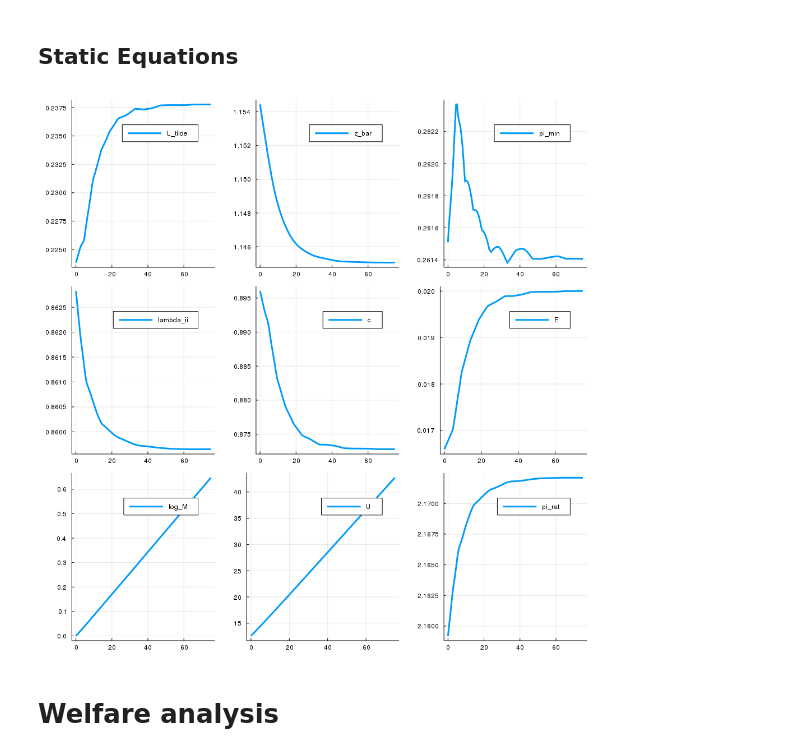
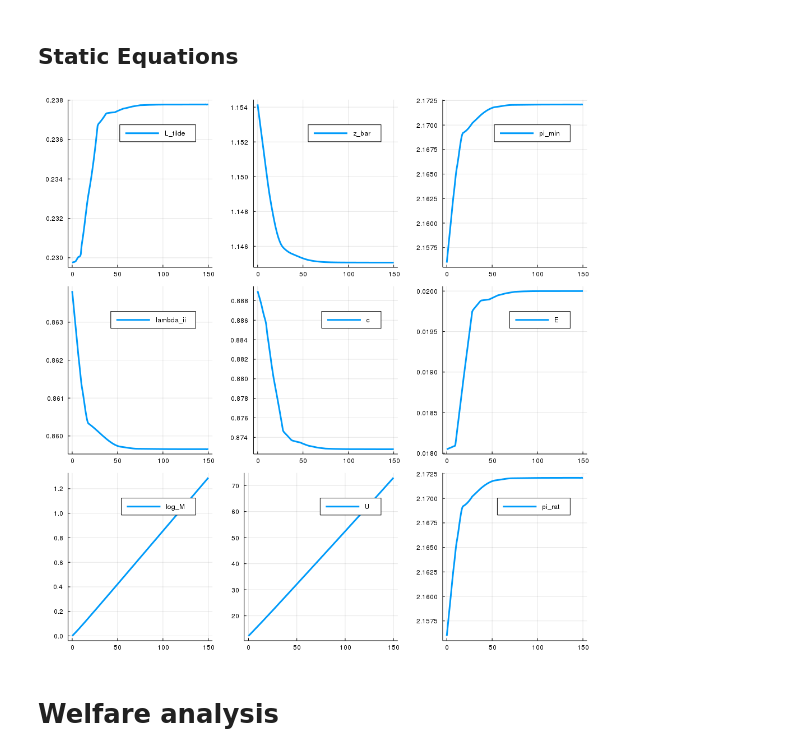
Before and after one commit to jlperla/PerlaTonettiWaugh.jl, a Jupyter notebook: solve-transition.ipynb, the cells around one changed output. Cells and saved outputs as stored; diff of their text form; code cells hidden in the pictures.

Commit message:
Update solve-transition.ipynb
with larger `T` (150.0)

```diff
--- a/solve-transition.ipynb
+++ b/solve-transition.ipynb
@@ -284,16 +270,16 @@ plot(plot1, plot2, plot3, plot4, layout=(2,2), size = (800, 400))
 # %%
 plot1 = plot(solved.t, solved.L_tilde, label = "L_tilde", lw = 3)
 plot2 = plot(solved.t, solved.z_bar, label = "z_bar", lw = 3)
-plot3 = plot(solved.t, solved.π_min, label = "pi_min", lw = 3)
+plot3 = plot(solved.t, solved.π_rat, label = "pi_min", lw = 3)
 plot4 = plot(solved.t, solved.λ_ii, label = "lambda_ii", lw = 3)
 plot5 = plot(solved.t, solved.c, label = "c", lw = 3)
 plot6 = plot(solved.t, solved.E, label = "E", lw = 3)
 plot7 = plot(solved.t, solved.log_M, label = "log_M", lw = 3)
 plot8 = plot(solved.t, solved.U, label = "U", lw = 3)
 plot9 = plot(solved.t, solved.π_rat, label = "pi_rat", lw = 3)
 plot(plot1, plot2, plot3, plot4, plot5, plot6, plot7, plot8, plot9, layout=(3,3), size = (1000, 1000))
 # %% [output]
-[figure, old version]
+[figure, new version]
 # %% [markdown]
 # Welfare analysis
 # %% [markdown]
```
Also changed, not shown: parts of 37 cells of this notebook.
